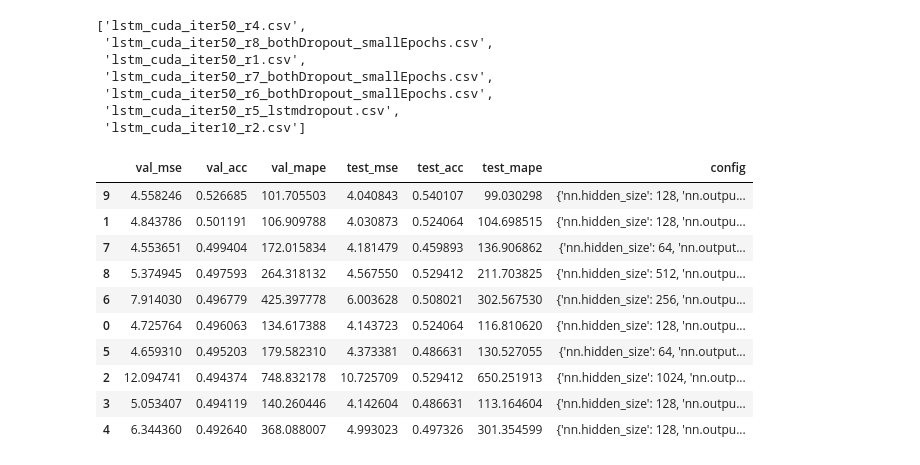
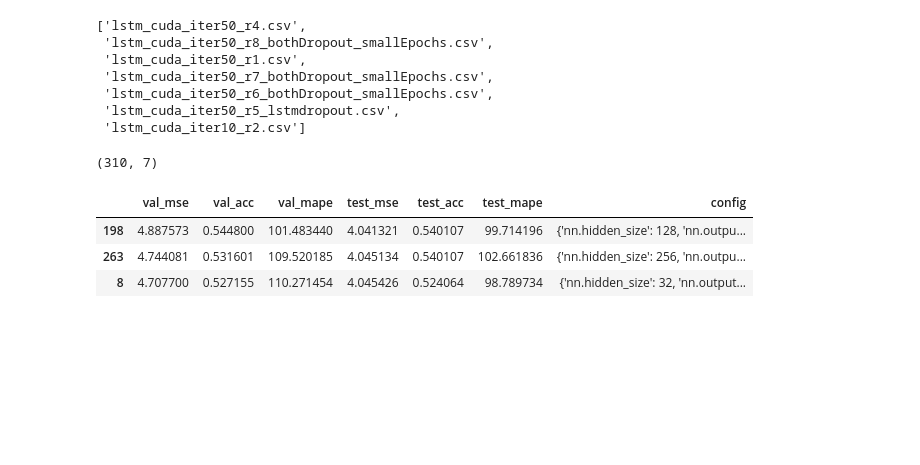
Before and after one commit to TianyuDu/ugthesis, a Jupyter notebook: model_selection_results/result_summary.ipynb, the cells around one changed output. Cells and saved outputs as stored; diff of their text form; code cells hidden in the pictures; blank space fills up the shorter version.

```diff
--- a/model_selection_results/result_summary.ipynb
+++ b/model_selection_results/result_summary.ipynb
@@ -7,13 +7,13 @@ from os.path import isfile, join
 import pandas as pd
 import numpy as np
 # %%
-def ls_begin(begins: str):
-    files = [f for f in listdir("./") if f.startswith(begins)]
+def ls_begin(begins: str, path: str):
+    files = [f for f in listdir(path) if f.startswith(begins)]
     return files
 # %% [markdown]
 # LSTM: All Days
 # %%
-files = ls_begin("lstm_cuda_iter")
+files = ls_begin("lstm_cuda_iter", "./lstm/")
 df_lst = list()
 files
 # %% [output]
@@ -26,24 +26,21 @@ files
  'lstm_cuda_iter10_r2.csv']
 # %%
 for f in files:
-    df = pd.read_csv("./" + f, delimiter="\t", index_col="sample_id")
+    df = pd.read_csv("./lstm/" + f, delimiter="\t", index_col="sample_id")
     df_lst.append(df)
 # %%
 df_lstm = pd.concat(df_lst)
 # %%
-df_lstm = df.reset_index(drop=True)
+df_lstm = df_lstm.reset_index(drop=True)
+# %%
+df_lstm.shape
+# %% [output]
+(310, 7)
 # %%
-df_lstm.sort_values("val_acc", ascending=False)
+df_lstm.sort_values("val_acc", ascending=False).iloc[:3,:]
 # %% [output]
 |  | val_mse | val_acc | val_mape | test_mse | test_acc | test_mape | config |
-| 9 | 4.558246 | 0.526685 | 101.705503 | 4.040843 | 0.540107 | 99.030298 | {'nn.hidden_size': 128, 'nn.outpu... |
-| 1 | 4.843786 | 0.501191 | 106.909788 | 4.030873 | 0.524064 | 104.698515 | {'nn.hidden_size': 128, 'nn.outpu... |
-| 7 | 4.553651 | 0.499404 | 172.015834 | 4.181479 | 0.459893 | 136.906862 | {'nn.hidden_size': 64, 'nn.output... |
-| 8 | 5.374945 | 0.497593 | 264.318132 | 4.567550 | 0.529412 | 211.703825 | {'nn.hidden_size': 512, 'nn.outpu... |
-| 6 | 7.914030 | 0.496779 | 425.397778 | 6.003628 | 0.508021 | 302.567530 | {'nn.hidden_size': 256, 'nn.outpu... |
-| 0 | 4.725764 | 0.496063 | 134.617388 | 4.143723 | 0.524064 | 116.810620 | {'nn.hidden_size': 128, 'nn.outpu... |
-| 5 | 4.659310 | 0.495203 | 179.582310 | 4.373381 | 0.486631 | 130.527055 | {'nn.hidden_size': 64, 'nn.output... |
-| 2 | 12.094741 | 0.494374 | 748.832178 | 10.725709 | 0.529412 | 650.251913 | {'nn.hidden_size': 1024, 'nn.outp... |
-| 3 | 5.053407 | 0.494119 | 140.260446 | 4.142604 | 0.486631 | 113.164604 | {'nn.hidden_size': 128, 'nn.outpu... |
-| 4 | 6.344360 | 0.492640 | 368.088007 | 4.993023 | 0.497326 | 301.354599 | {'nn.hidden_size': 128, 'nn.outpu... |
+| 198 | 4.887573 | 0.544800 | 101.483440 | 4.041321 | 0.540107 | 99.714196 | {'nn.hidden_size': 128, 'nn.outpu... |
+| 263 | 4.744081 | 0.531601 | 109.520185 | 4.045134 | 0.540107 | 102.661836 | {'nn.hidden_size': 256, 'nn.outpu... |
+| 8 | 4.707700 | 0.527155 | 110.271454 | 4.045426 | 0.524064 | 98.789734 | {'nn.hidden_size': 32, 'nn.output... |
 # %%
```
Also changed, not shown: parts of 29 cells of this notebook, 25 other files.
